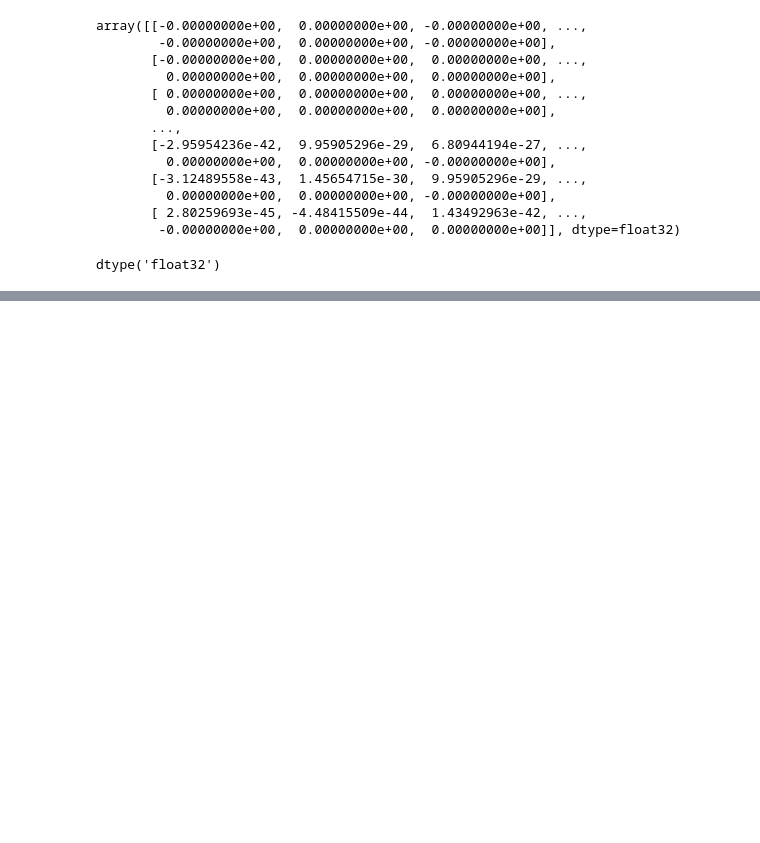
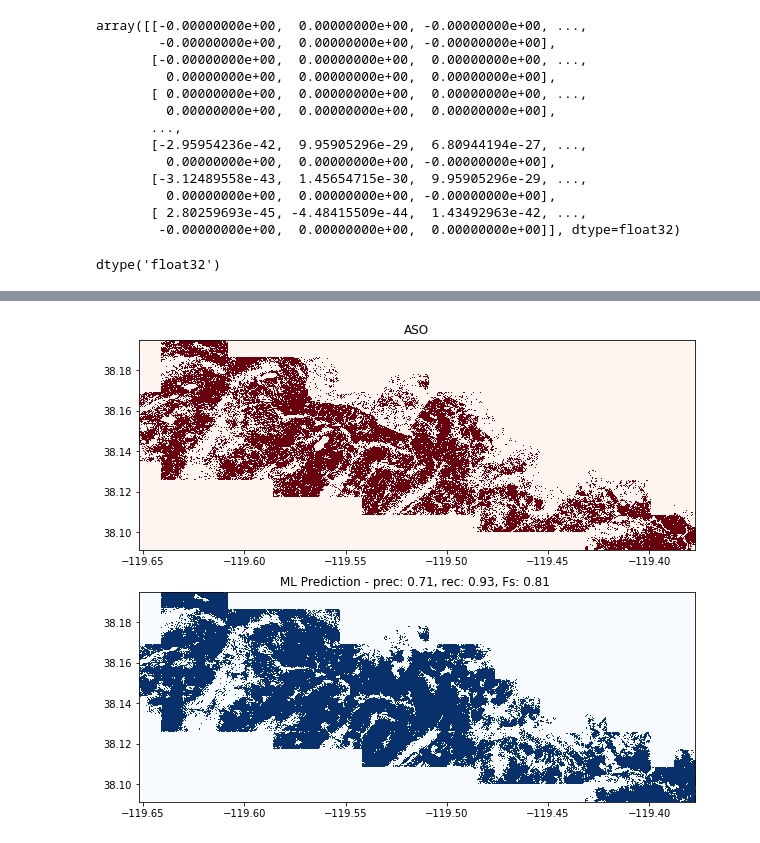
Before and after one commit to acannistra/planet-snowcover, a Jupyter notebook: analysis/Comparison-tiles.ipynb, the cells around one changed output, grey strips where cells are left out. Cells and saved outputs as stored; diff of their text form; code cells hidden in the pictures; blank space fills up the shorter version.

```diff
--- a/analysis/Comparison-tiles.ipynb
+++ b/analysis/Comparison-tiles.ipynb
@@ -236,0 +282,11 @@ FPs
+# %%
+def compute_performance(workdir, stack_masked):
+
+    aso_all = stack_masked[0][0].flatten()
+    aso_all = aso_all[~(aso_all == -1)]
+
+    pred_all = stack_masked[0][1].flatten()
+    pred_all = pred_all[~(pred_all == -1)]
+
+    performance = metrics.precision_recall_fscore_support(aso_all, pred_all, average = 'binary')
+    return(performance)
@@ -236,0 +423,15 @@ FPs
+# %%
+
+fig, ax = plt.subplots(nrows=2, figsize=(11, 8.5))
+ax[0].set_title("ASO")
+show(stack_masked[0][0], with_bounds = True, transform = stack_masked[1], ax=ax[0], vmin = 0, cmap='Reds')
+ax[1].set_title("ML Prediction - prec: {:.2f}, rec: {:.2f}, Fs: {:.2f} ".format(performance[0], performance[1], performance[2]))
+show(stack_masked[0][1], with_bounds = True, transform = stack_masked[1], ax = ax[1], vmin = 0, cmap='Blues')
+# show(imagedata.read(1), with_bounds=True, ax = ax[2], transform = imagedata.transform )
+# ax[2].set_title("NIR")
+# show(imagedata.read(1), with_bounds=True, ax = ax[2], transform = imagedata.transform, cmap='binary')
+# ax[2].set_xlim(ax[0].get_xlim())
+# ax[2].set_ylim(ax[0].get_ylim())
+plt.savefig(os.path.join(tmpdir, "summary.pdf"))
+# %% [output]
+[figure, added]
```
Also changed, not shown: parts of 30 cells of this notebook, 5 other files.
